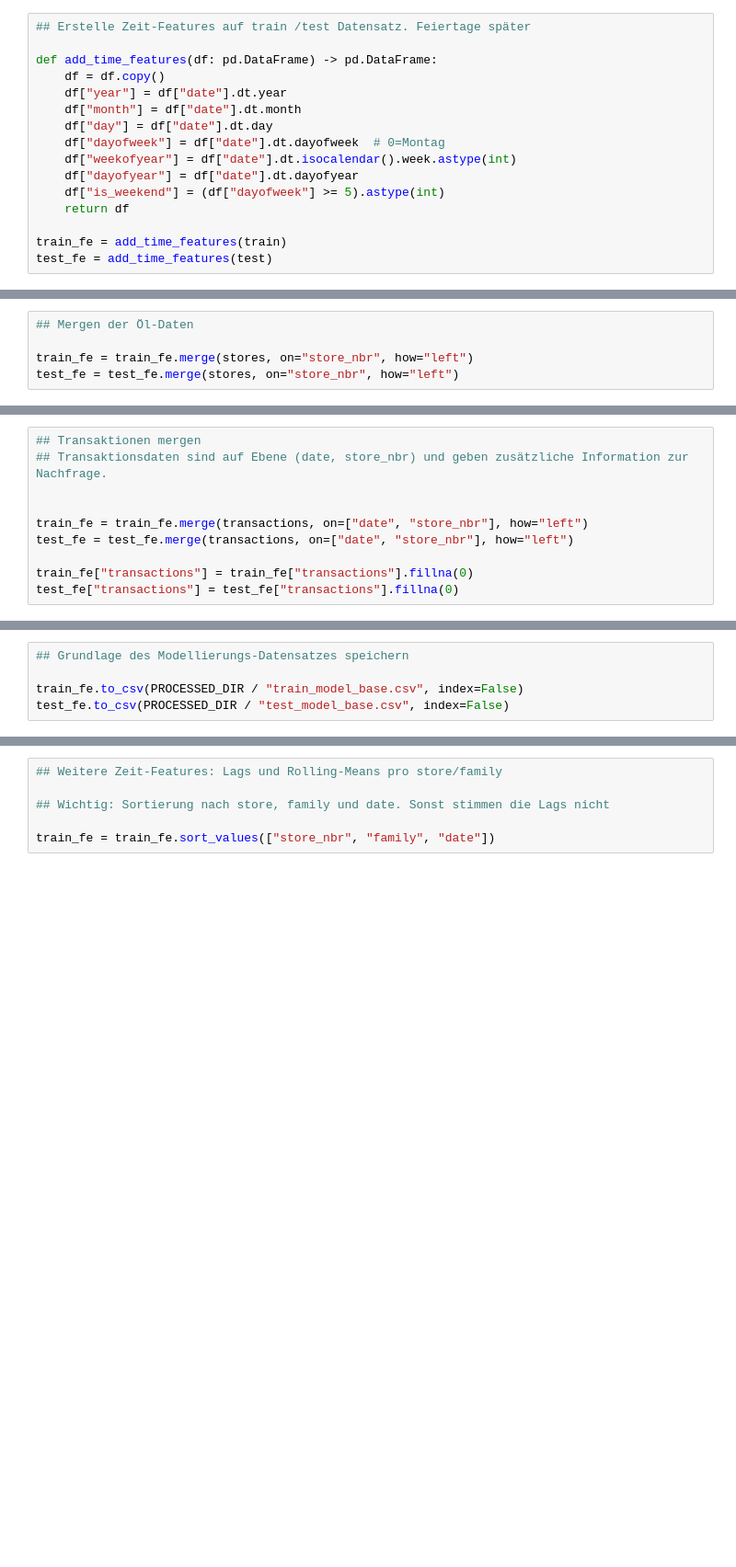
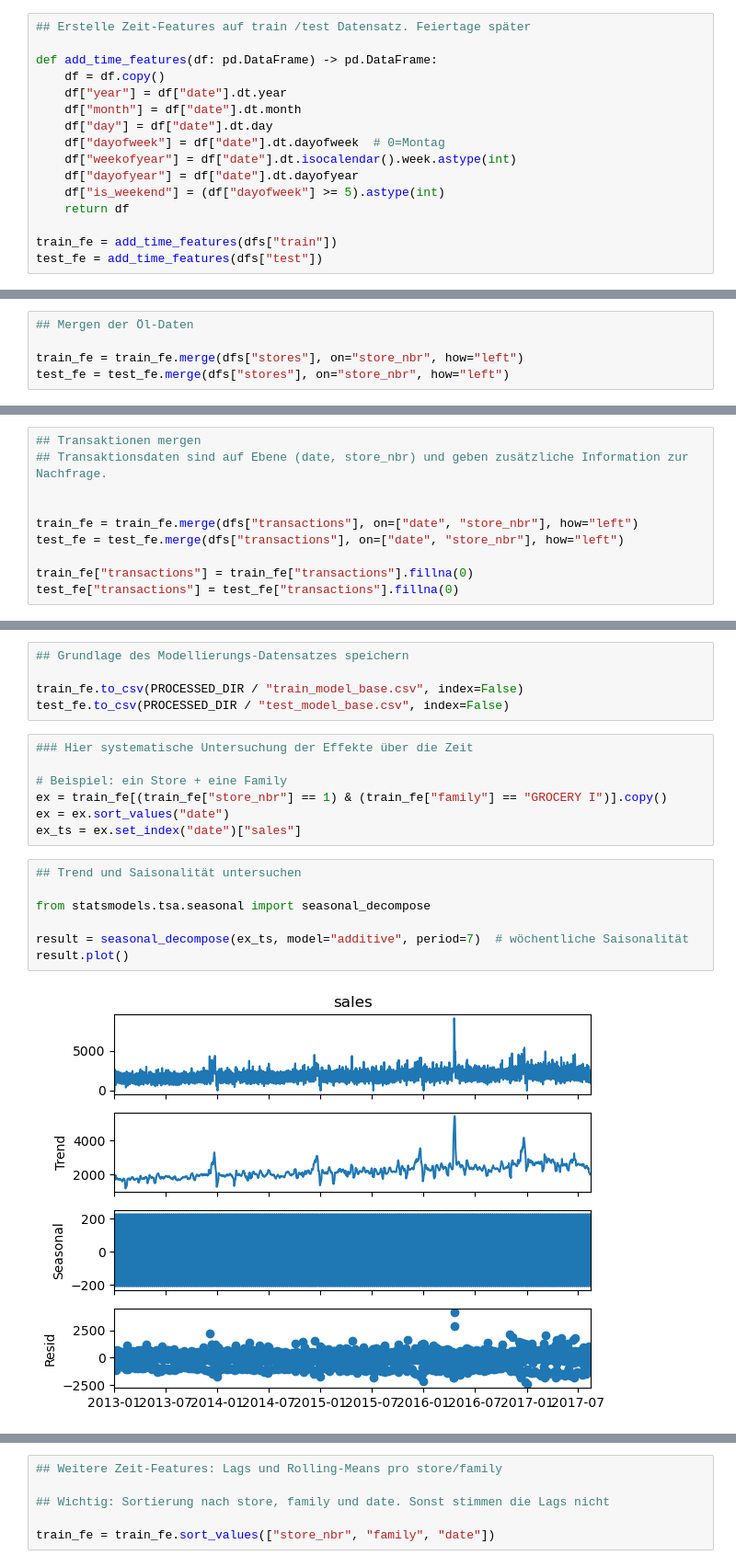
Before and after one commit to NeliDilkova/store-sales, a Jupyter notebook: notebooks/03_feature_engineering.ipynb, the cells around one changed output, grey strips where cells are left out. Shown at 92% size. Cells and saved outputs as stored; diff of their text form; blank space fills up the shorter version.

```diff
--- a/notebooks/03_feature_engineering.ipynb
+++ b/notebooks/03_feature_engineering.ipynb
@@ -80,7 +80,7 @@ def add_time_features(df: pd.DataFrame) -> pd.DataFrame:
     df["is_weekend"] = (df["dayofweek"] >= 5).astype(int)
     return df
 
-train_fe = add_time_features(train)
-test_fe = add_time_features(test)
+train_fe = add_time_features(dfs["train"])
+test_fe = add_time_features(dfs["test"])
 # %%
 train_fe.info()
@@ -89,7 +128,7 @@ train_fe.head(5)
 # %%
 ## Mergen der Öl-Daten
 
-train_fe = train_fe.merge(stores, on="store_nbr", how="left")
-test_fe = test_fe.merge(stores, on="store_nbr", how="left")
+train_fe = train_fe.merge(dfs["stores"], on="store_nbr", how="left")
+test_fe = test_fe.merge(dfs["stores"], on="store_nbr", how="left")
 # %%
 train_fe.head(5)
@@ -102,8 +164,8 @@ train_fe.head(5)
 ## Transaktionsdaten sind auf Ebene (date, store_nbr) und geben zusätzliche Information zur Nachfrage.
 
 
-train_fe = train_fe.merge(transactions, on=["date", "store_nbr"], how="left")
-test_fe = test_fe.merge(transactions, on=["date", "store_nbr"], how="left")
+train_fe = train_fe.merge(dfs["transactions"], on=["date", "store_nbr"], how="left")
+test_fe = test_fe.merge(dfs["transactions"], on=["date", "store_nbr"], how="left")
 
 train_fe["transactions"] = train_fe["transactions"].fillna(0)
 test_fe["transactions"] = test_fe["transactions"].fillna(0)
@@ -114,3 +186,19 @@ test_fe["transactions"] = test_fe["transactions"].fillna(0)
 
 train_fe.to_csv(PROCESSED_DIR / "train_model_base.csv", index=False)
 test_fe.to_csv(PROCESSED_DIR / "test_model_base.csv", index=False)
+# %%
+### Hier systematische Untersuchung der Effekte über die Zeit
+
+# Beispiel: ein Store + eine Family
+ex = train_fe[(train_fe["store_nbr"] == 1) & (train_fe["family"] == "GROCERY I")].copy()
+ex = ex.sort_values("date")
+ex_ts = ex.set_index("date")["sales"]
+# %%
+## Trend und Saisonalität untersuchen
+
+from statsmodels.tsa.seasonal import seasonal_decompose
+
+result = seasonal_decompose(ex_ts, model="additive", period=7)  # wöchentliche Saisonalität
+result.plot()
+# %% [output]
+[figure, added]
```
Also changed, not shown: parts of 31 cells of this notebook.
